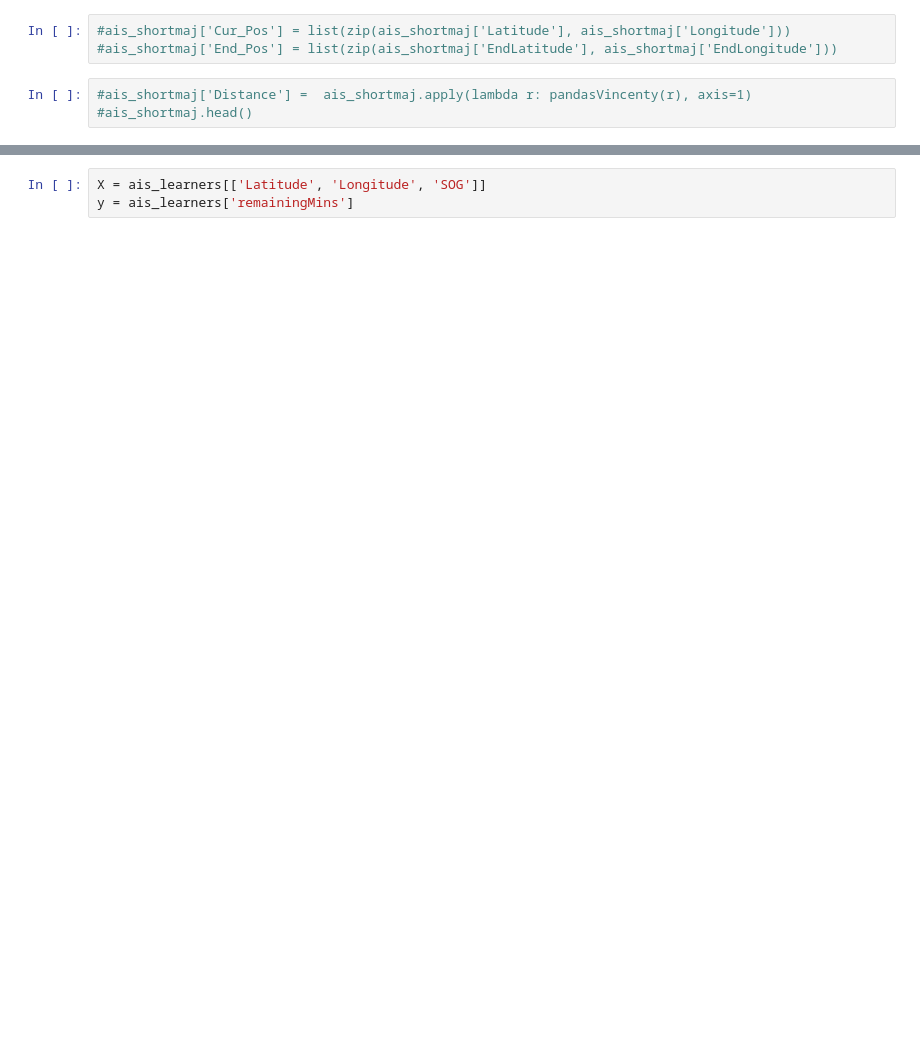
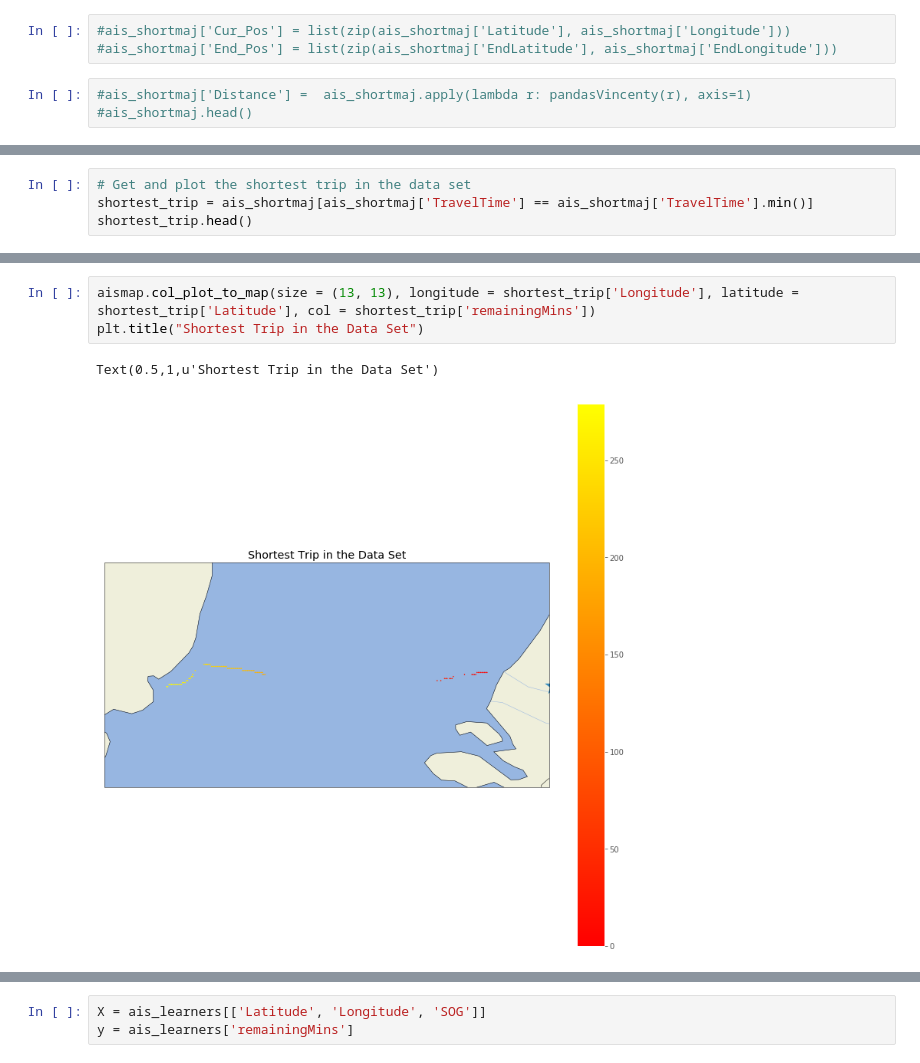
Before and after one commit to jank324/ais-predictor, a Jupyter notebook: data/filter FEL-ROT data.ipynb, the cells around one changed output, grey strips where cells are left out. Saved outputs shown, nothing was run; the diff lists cells and outputs as text; blank space fills up the shorter version.

```diff
--- a/data/filter FEL-ROT data.ipynb
+++ b/data/filter FEL-ROT data.ipynb
@@ -140,0 +203,4 @@ plt.title("Longest Trip in the Data Set")
+# %%
+# Get and plot the shortest trip in the data set
+shortest_trip = ais_shortmaj[ais_shortmaj['TravelTime'] == ais_shortmaj['TravelTime'].min()]
+shortest_trip.head()
@@ -141,2 +215,8 @@ plt.title("Longest Trip in the Data Set")
+# %%
+aismap.col_plot_to_map(size = (13, 13), longitude = shortest_trip['Longitude'], latitude = shortest_trip['Latitude'], col = shortest_trip['remainingMins'])
+plt.title("Shortest Trip in the Data Set")
+# %% [output]
+Text(0.5,1,u'Shortest Trip in the Data Set')
+[figure, added]
 # %%
 sns.pairplot(ais_shortmaj, x_vars = ['Latitude', 'Longitude'], y_vars = 'remainingMins', size = 7)
```
Also changed, not shown: parts of 30 cells of this notebook.
